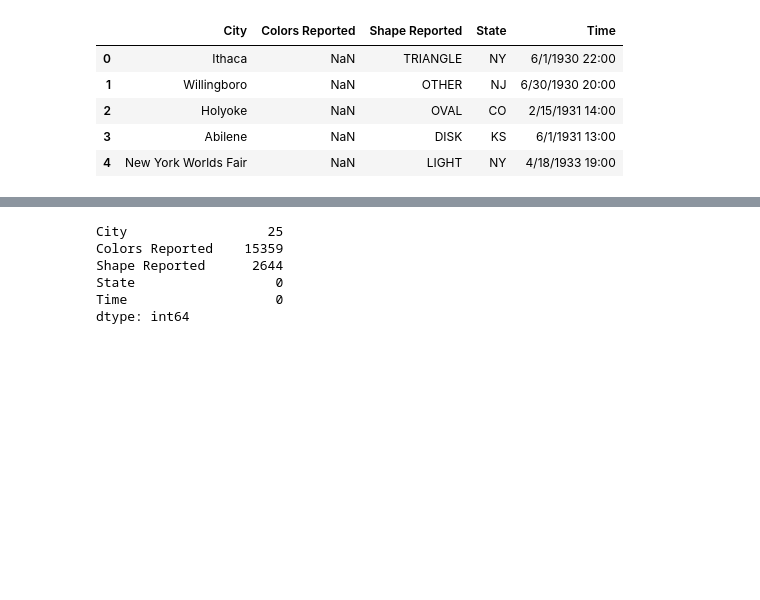
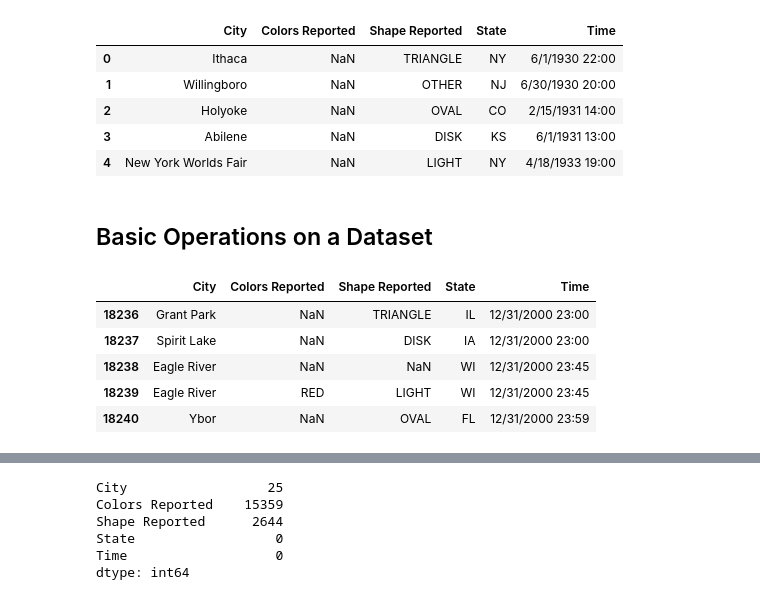
Before and after one commit to keshavvprabhu/python-tutorials, a Jupyter notebook: PlotlyBeginner.ipynb, the cells around one changed output, grey strips where cells are left out. Saved outputs shown, nothing was run; the diff lists cells and outputs as text; code cells hidden in the pictures; blank space fills up the shorter version.

```diff
--- a/PlotlyBeginner.ipynb
+++ b/PlotlyBeginner.ipynb
@@ -11,3 +13,14 @@ ufo.head()
 | 2 | Holyoke | NaN | OVAL | CO | 2/15/1931 14:00 |
 | 3 | Abilene | NaN | DISK | KS | 6/1/1931 13:00 |
 | 4 | New York Worlds Fair | NaN | LIGHT | NY | 4/18/1933 19:00 |
+# %% [markdown]
+## Basic Operations on a Dataset
+# %%
+ufo.tail()
+# %% [output]
+|  | City | Colors Reported | Shape Reported | State | Time |
+| 18236 | Grant Park | NaN | TRIANGLE | IL | 12/31/2000 23:00 |
+| 18237 | Spirit Lake | NaN | DISK | IA | 12/31/2000 23:00 |
+| 18238 | Eagle River | NaN | NaN | WI | 12/31/2000 23:45 |
+| 18239 | Eagle River | RED | LIGHT | WI | 12/31/2000 23:45 |
+| 18240 | Ybor | NaN | OVAL | FL | 12/31/2000 23:59 |
```
Also changed, not shown: parts of 14 cells of this notebook.
